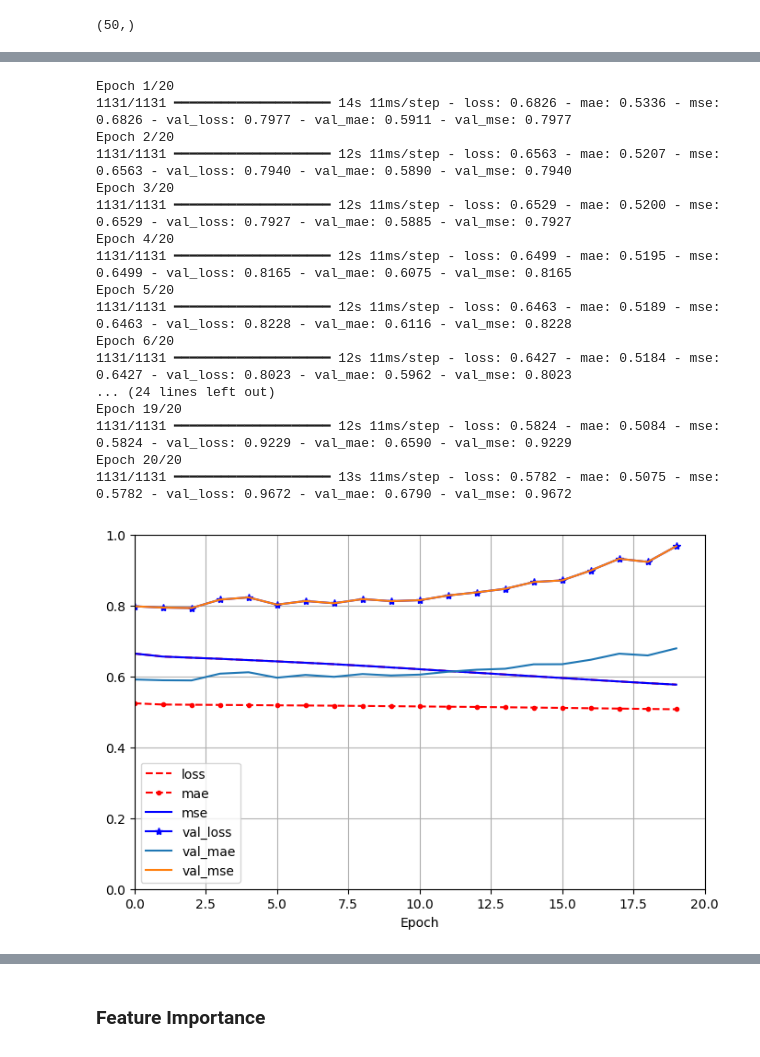
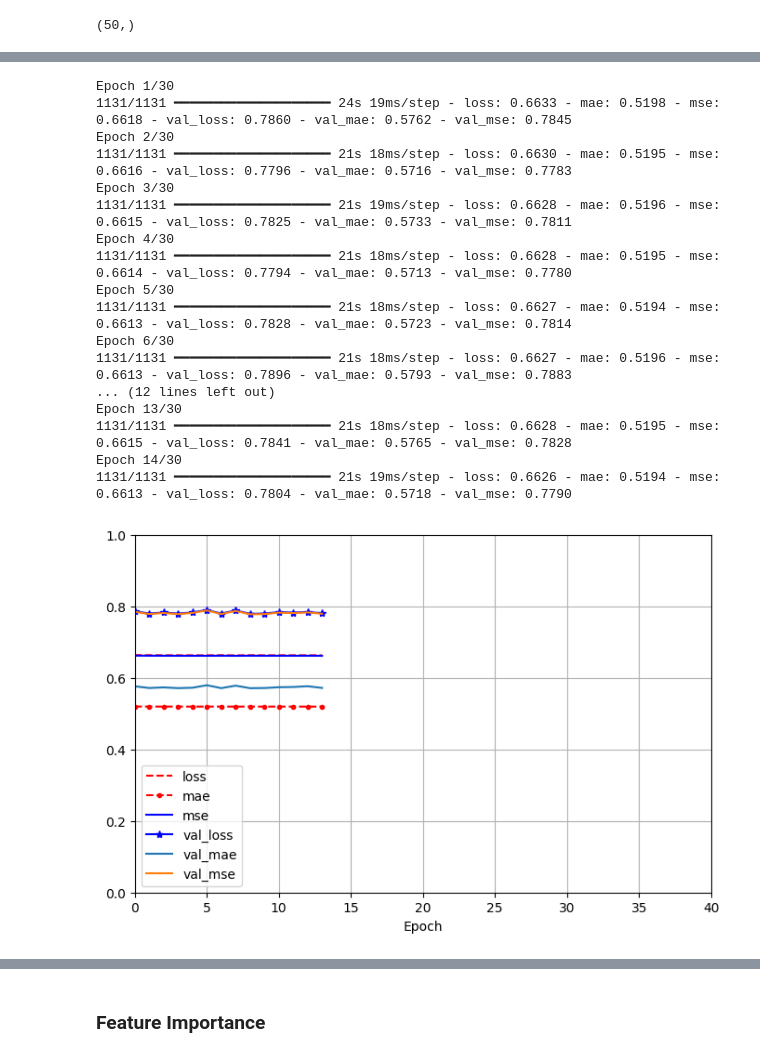
Before and after one commit to nkenny160/ecen-520-final-project, a Jupyter notebook: Jane_Street_Merge.ipynb, the cells around one changed output, grey strips where cells are left out. Cells and saved outputs as stored; diff of their text form; code cells hidden in the pictures.

```diff
--- a/Jane_Street_Merge.ipynb
+++ b/Jane_Street_Merge.ipynb
@@ -807,12 +850,18 @@ print(input_shape)
 model = tf.keras.Sequential([
 
     tf.keras.layers.Flatten(input_shape=input_shape),
-    tf.keras.layers.Dense(300, kernel_initializer="he_normal", use_bias=False),
+    tf.keras.layers.Dense(300, kernel_initializer="he_normal",kernel_regularizer=tf.keras.regularizers.l2(0.001), use_bias=False),
     tf.keras.layers.BatchNormalization(),
     tf.keras.layers.Activation("relu"),
-    tf.keras.layers.Dense(100, kernel_initializer="he_normal", use_bias=False),
+     # add a drop out layer to prevent overfitting
+    tf.keras.layers.Dropout(0.3),
+
+    tf.keras.layers.Dense(100, kernel_initializer="he_normal",kernel_regularizer=tf.keras.regularizers.l2(0.001), use_bias=False),
     tf.keras.layers.BatchNormalization(),
     tf.keras.layers.Activation("relu"),
+
+
+    tf.keras.layers.Dropout(0.3),
 
     # Single output neuron for regression. We want to predict just Responder_6
     tf.keras.layers.Dense(1, activation=None)
@@ -823,41 +872,56 @@ model = tf.keras.Sequential([
 
 # tf.keras.utils.plot_model(model, "my_fashion_mnist_model.png", show_shapes=True)
 # %%
+# Early stopping callback --> stops model from running more epochs without improvement
+# It monitors validation loss and stops training after 5 epochs of no improvement
+# Restores model weights from the best epoch
+early_stopping = EarlyStopping(
+    monitor='val_loss',
+    patience=5,
+    restore_best_weights=True
+)
+
+
+
 model.compile(loss="mse",
-              optimizer="adam",
+              # reduced learning rate
+              optimizer=tf.keras.optimizers.Adam(learning_rate=0.001),
               metrics=["mse", "mae"])
 
-history = model.fit(train_x.values.astype('float32'), train_y.values.astype('float32'),
-                             batch_size = 1024,
-                             validation_data = (val_x.values.astype('float32'), val_y.values.astype('float32')),
-                             epochs=20)
+history = model.fit(train_x.values.astype('float32'),
+                    train_y.values.astype('float32'),
+                    batch_size = 1024,
+                    validation_data = (val_x.values.astype('float32'), val_y.values.astype('float32')),
+                    epochs=30,
+                    callbacks=[early_stopping]
+                   )
 # %% [output]
-Epoch 1/20
-1131/1131 ━━━━━━━━━━━━━━━━━━━━ 14s 11ms/step - loss: 0.6826 - mae: 0.5336 - mse: 0.6826 - val_loss: 0.7977 - val_mae: 0.5911 - val_mse: 0.7977
-Epoch 2/20
-1131/1131 ━━━━━━━━━━━━━━━━━━━━ 12s 11ms/step - loss: 0.6563 - mae: 0.5207 - mse: 0.6563 - val_loss: 0.7940 - val_mae: 0.5890 - val_mse: 0.7940
-Epoch 3/20
-1131/1131 ━━━━━━━━━━━━━━━━━━━━ 12s 11ms/step - loss: 0.6529 - mae: 0.5200 - mse: 0.6529 - val_loss: 0.7927 - val_mae: 0.5885 - val_mse: 0.7927
-Epoch 4/20
-1131/1131 ━━━━━━━━━━━━━━━━━━━━ 12s 11ms/step - loss: 0.6499 - mae: 0.5195 - mse: 0.6499 - val_loss: 0.8165 - val_mae: 0.6075 - val_mse: 0.8165
-Epoch 5/20
-1131/1131 ━━━━━━━━━━━━━━━━━━━━ 12s 11ms/step - loss: 0.6463 - mae: 0.5189 - mse: 0.6463 - val_loss: 0.8228 - val_mae: 0.6116 - val_mse: 0.8228
-Epoch 6/20
-1131/1131 ━━━━━━━━━━━━━━━━━━━━ 12s 11ms/step - loss: 0.6427 - mae: 0.5184 - mse: 0.6427 - val_loss: 0.8023 - val_mae: 0.5962 - val_mse: 0.8023
-... (24 lines left out)
-Epoch 19/20
-1131/1131 ━━━━━━━━━━━━━━━━━━━━ 12s 11ms/step - loss: 0.5824 - mae: 0.5084 - mse: 0.5824 - val_loss: 0.9229 - val_mae: 0.6590 - val_mse: 0.9229
-Epoch 20/20
-1131/1131 ━━━━━━━━━━━━━━━━━━━━ 13s 11ms/step - loss: 0.5782 - mae: 0.5075 - mse: 0.5782 - val_loss: 0.9672 - val_mae: 0.6790 - val_mse: 0.9672
+Epoch 1/30
+1131/1131 ━━━━━━━━━━━━━━━━━━━━ 24s 19ms/step - loss: 0.6633 - mae: 0.5198 - mse: 0.6618 - val_loss: 0.7860 - val_mae: 0.5762 - val_mse: 0.7845
+Epoch 2/30
+1131/1131 ━━━━━━━━━━━━━━━━━━━━ 21s 18ms/step - loss: 0.6630 - mae: 0.5195 - mse: 0.6616 - val_loss: 0.7796 - val_mae: 0.5716 - val_mse: 0.7783
+Epoch 3/30
+1131/1131 ━━━━━━━━━━━━━━━━━━━━ 21s 19ms/step - loss: 0.6628 - mae: 0.5196 - mse: 0.6615 - val_loss: 0.7825 - val_mae: 0.5733 - val_mse: 0.7811
+Epoch 4/30
+1131/1131 ━━━━━━━━━━━━━━━━━━━━ 21s 18ms/step - loss: 0.6628 - mae: 0.5195 - mse: 0.6614 - val_loss: 0.7794 - val_mae: 0.5713 - val_mse: 0.7780
+Epoch 5/30
+1131/1131 ━━━━━━━━━━━━━━━━━━━━ 21s 18ms/step - loss: 0.6627 - mae: 0.5194 - mse: 0.6613 - val_loss: 0.7828 - val_mae: 0.5723 - val_mse: 0.7814
+Epoch 6/30
+1131/1131 ━━━━━━━━━━━━━━━━━━━━ 21s 18ms/step - loss: 0.6627 - mae: 0.5196 - mse: 0.6613 - val_loss: 0.7896 - val_mae: 0.5793 - val_mse: 0.7883
+... (12 lines left out)
+Epoch 13/30
+1131/1131 ━━━━━━━━━━━━━━━━━━━━ 21s 18ms/step - loss: 0.6628 - mae: 0.5195 - mse: 0.6615 - val_loss: 0.7841 - val_mae: 0.5765 - val_mse: 0.7828
+Epoch 14/30
+1131/1131 ━━━━━━━━━━━━━━━━━━━━ 21s 19ms/step - loss: 0.6626 - mae: 0.5194 - mse: 0.6613 - val_loss: 0.7804 - val_mae: 0.5718 - val_mse: 0.7790
 # %%
 pd.DataFrame(history.history).plot(
 
-    figsize=(8, 5), xlim=[0, 20], ylim=[0, 1], grid=True, xlabel="Epoch",
+    figsize=(8, 5), xlim=[0, 40], ylim=[0, 1], grid=True, xlabel="Epoch",
 
     style=["r--", "r--.", "b-", "b-*"])
 
 plt.legend(loc="lower left")  # extra code
 
 plt.show()
 # %% [output]
-[figure, old version]
+[figure, new version]
```
Also changed, not shown: parts of 14 cells of this notebook.
